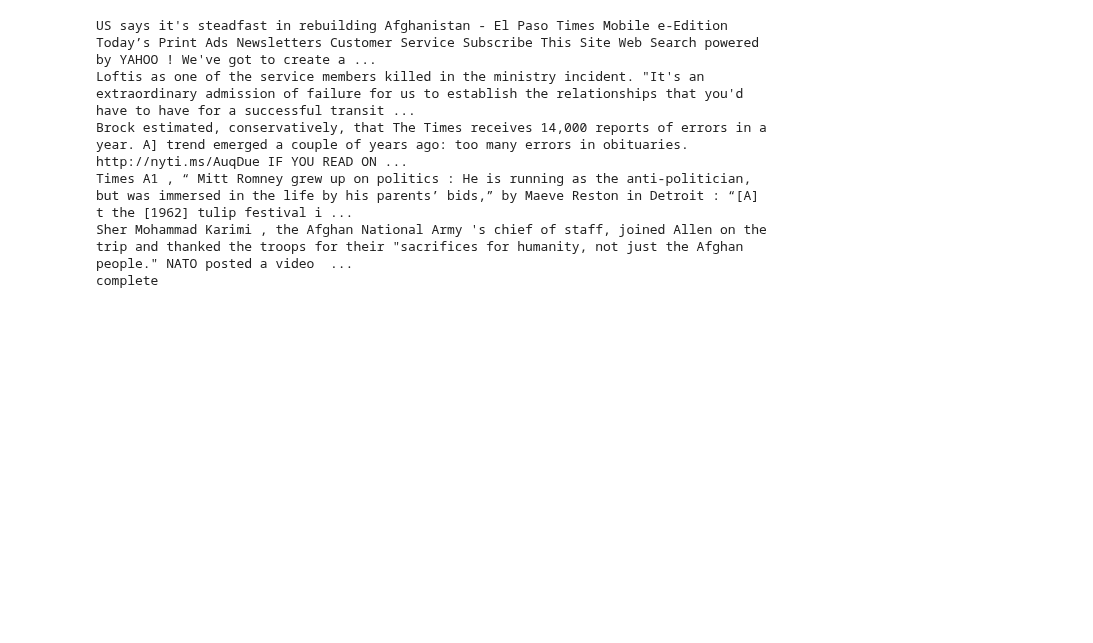
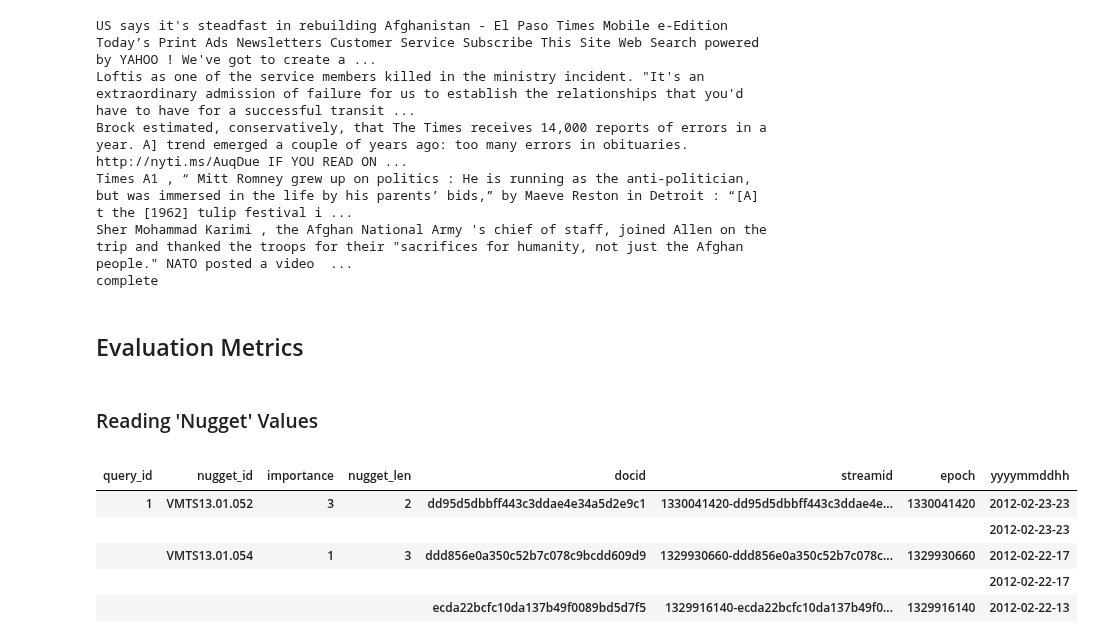
Before and after one commit to 2198998b/AAARG-dissertation, a Jupyter notebook: notebooks/lang-model-prototyping.ipynb, the cells around one changed output. Drawn from its saved outputs; the diff is of its cells as text; code cells hidden in the pictures; blank space fills up the shorter version.

Commit message:
nugget_df now multiindexed for nugget appearances

```diff
--- a/notebooks/lang-model-prototyping.ipynb
+++ b/notebooks/lang-model-prototyping.ipynb
@@ -122,6 +125,7 @@ def load_corpus(path):
                             topic_list, topic_id=topic_id)
         topic_df = list_to_dataframe(topic_list, doc_tags)
         df = df.append(topic_df)
+    df['epoch'] = pd.to_numeric(df['epoch'])
     return df
 
 corpus = load_corpus(corpus_path)
@@ -673,0 +635,4 @@ print(sent_sum)
+# %% [markdown]
+## Evaluation Metrics
+# %% [markdown]
+### Reading 'Nugget' Values
@@ -673,0 +727,13 @@ print(sent_sum)
+# %%
+# nugget_df, update_df = nugget_update_dfs()
+nugget_df = create_nugget_df()
+# %%
+display(nugget_df[0:5])
+# %% [output]
+|  |  |  |  |  |  |  |  |
+| query_id | nugget_id | importance | nugget_len | docid | streamid | epoch | yyyymmddhh |
+| 1 | VMTS13.01.052 | 3 | 2 | dd95d5dbbff443c3ddae4e34a5d2e9c1 | 1330041420-dd95d5dbbff443c3ddae4e... | 1330041420 | 2012-02-23-23 |
+|  |  |  |  |  |  |  | 2012-02-23-23 |
+|  | VMTS13.01.054 | 1 | 3 | ddd856e0a350c52b7c078c9bcdd609d9 | 1329930660-ddd856e0a350c52b7c078c... | 1329930660 | 2012-02-22-17 |
+|  |  |  |  |  |  |  | 2012-02-22-17 |
+|  |  |  |  | ecda22bcfc10da137b49f0089bd5d7f5 | 1329916140-ecda22bcfc10da137b49f0... | 1329916140 | 2012-02-22-13 |
```
Also changed, not shown: parts of 13 cells of this notebook.
